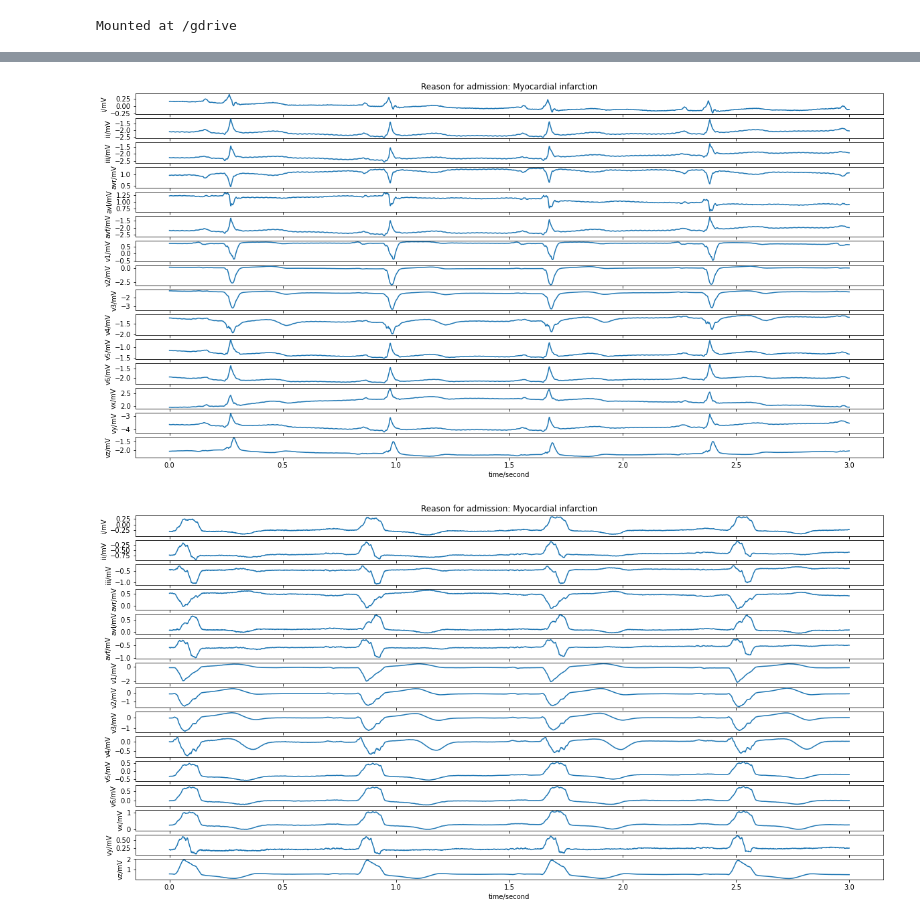
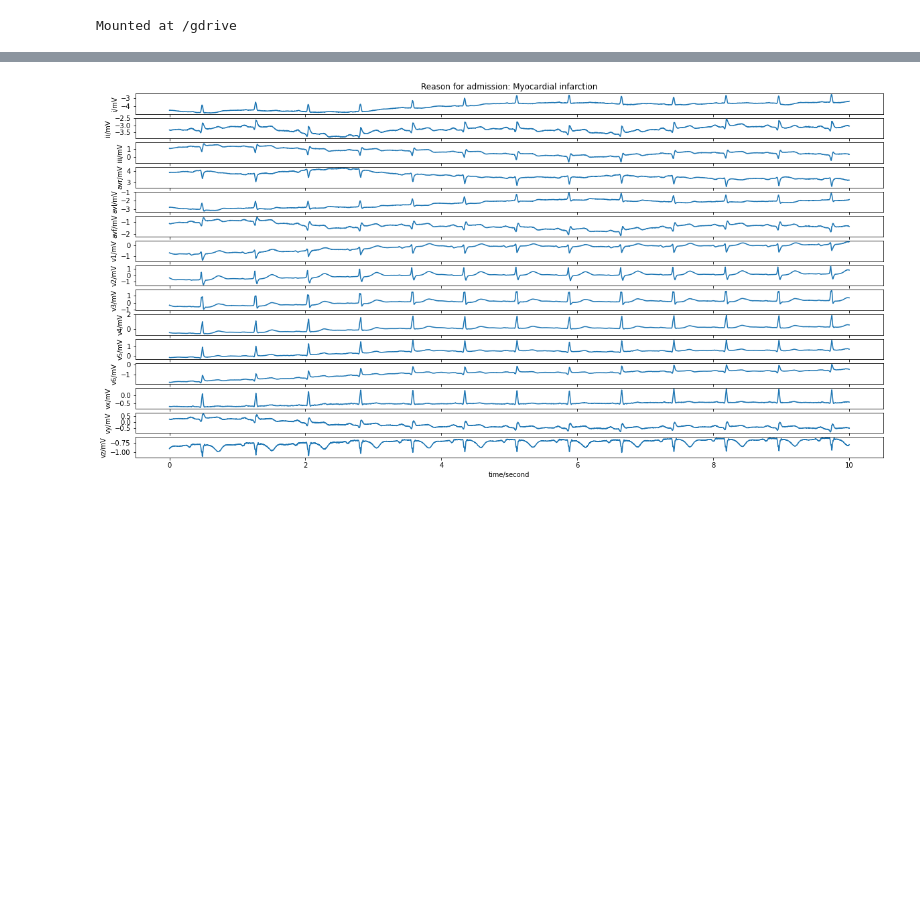
Before and after one commit to MasoudMo/graph_generation_classification_model, a Jupyter notebook: notebooks/exploration/ecg_data_processing_visualization.ipynb, the cells around one changed output, grey strips where cells are left out. Saved outputs shown, nothing was run; the diff lists cells and outputs as text; code cells hidden in the pictures; blank space fills up the shorter version.

Commit message:
Added filtering and fft to the visualization notebook

```diff
--- a/notebooks/exploration/ecg_data_processing_visualization.ipynb
+++ b/notebooks/exploration/ecg_data_processing_visualization.ipynb
@@ -63,14 +86,17 @@ for item in diagnosis_categories.items():
 ('Reason for admission: Myocarditis', 4)
 # %%
 # Plot healthy samples
-num_plots = 0
+
+num_plots = 1
+plot_count = 0
+
 for i in range(len(record_files)):
   record_file = random.choice(record_files)
-  record_data = wfdb.io.rdrecord(record_file, sampto=3000)
+  record_data = wfdb.io.rdrecord(record_file, sampto=10000)
 
   diagnosis = record_data.comments[4]
 
-  if num_plots is 2:
+  if plot_count is num_plots:
     break
 
   if 'Healthy' in diagnosis:
@@ -78,5 +104,5 @@ for i in range(len(record_files)):
                   time_units='seconds', title=diagnosis,
                   figsize=(20,10))
 
-    num_plots += 1
+    plot_count += 1
 # %% [output]
@@ -85,21 +110,23 @@ for i in range(len(record_files)):
 # %%
-# Plot healthy samples
-num_plots = 0
+# Plot unhealthy samples
+
+num_plots = 1
+plot_count = 0
+
 for i in range(len(record_files)):
   record_file = random.choice(record_files)
-  record_data = wfdb.io.rdrecord(record_file, sampto=3000)
+  record_data = wfdb.io.rdrecord(record_file, sampto=10000)
 
   diagnosis = record_data.comments[4]
 
-  if num_plots is 2:
+  if plot_count is num_plots:
     break
 
   if 'Myocardial' in diagnosis:
     wfdb.plot_wfdb(record=record_data,
                   time_units='seconds', title=diagnosis,
                   figsize=(20,10))
 
-    num_plots += 1
+    plot_count += 1
 # %% [output]
-[figure, old version]
+[figure, new version]
-[figure, removed]
```
Also changed, not shown: parts of 9 cells of this notebook.
